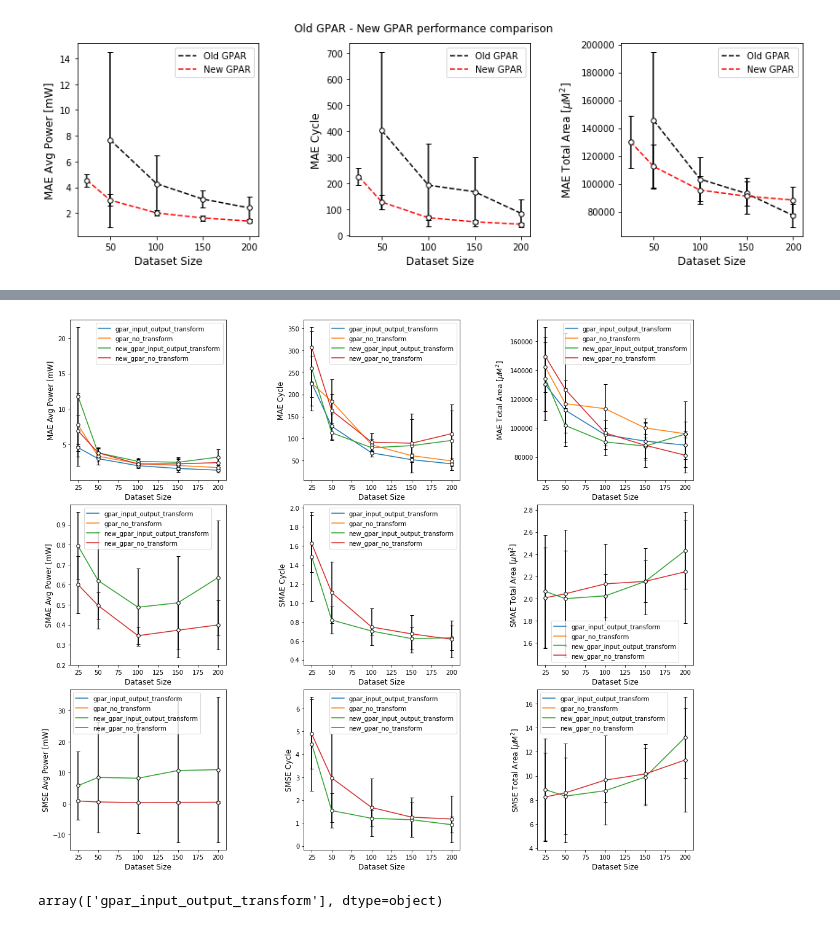
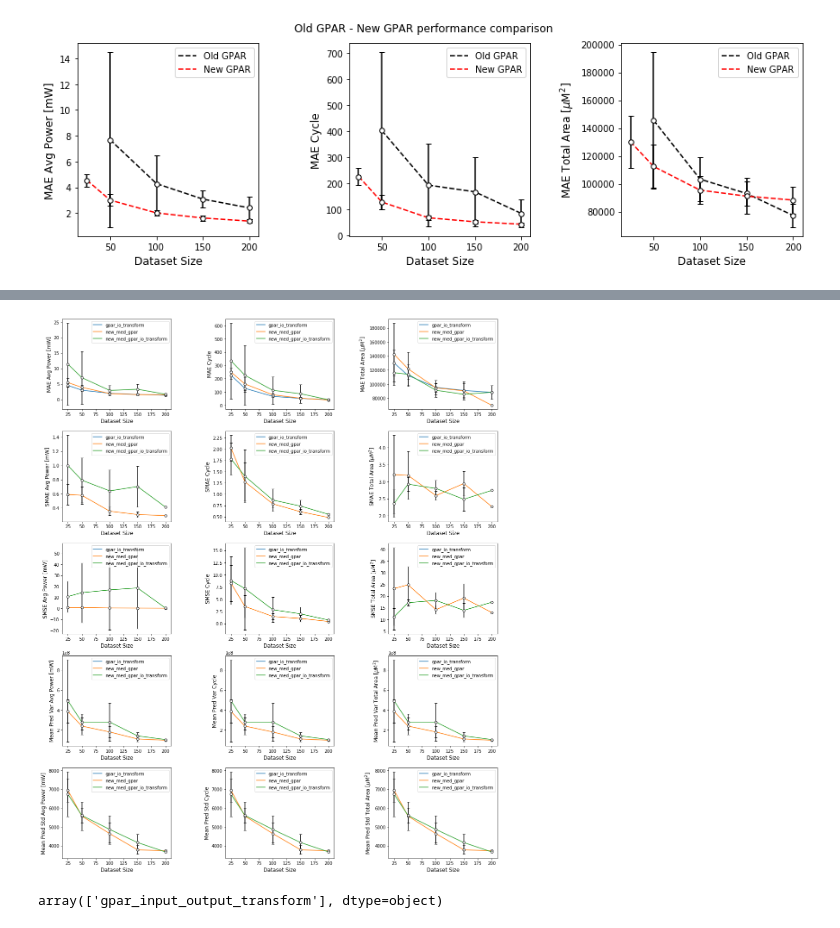
Before and after one commit to gncs/boa, a Jupyter notebook: notebooks/Model Goodness-of-Fit Visualisation.ipynb, the cells around one changed output, grey strips where cells are left out. Cells and saved outputs as stored; diff of their text form; code cells hidden in the pictures.

Commit message:
Added updated fit plots

```diff
--- a/notebooks/Model Goodness-of-Fit Visualisation.ipynb
+++ b/notebooks/Model Goodness-of-Fit Visualisation.ipynb
@@ -436,10 +437,12 @@ total_area total_area
 # %%
 model_dict = {
     #"gpar_input_only_transform": "/scratch/gf332/BayesOpt/boa/logs/fft/pred/gpar/20200311-154358/gpar_experiments.json",
-    "gpar_no_transform": "/scratch/gf332/BayesOpt/boa/logs/fft/pred/gpar/20200311-160028/gpar_experiments.json",
-    "gpar_input_output_transform": "/scratch/gf332/BayesOpt/boa/logs/fft/pred/gpar/20200311-165608/gpar_experiments.json",
-    "new_gpar_input_output_transform": "/scratch/gf332/BayesOpt/boa/logs/fft/pred/gpar/20200319-110555/gpar_experiments.json",
-    "new_gpar_no_transform": "/scratch/gf332/BayesOpt/boa/logs/fft/pred/gpar/20200319-110623/gpar_experiments.json"
+#     "gpar_no_transform": "/scratch/gf332/BayesOpt/boa/logs/fft/pred/gpar/20200311-160028/gpar_experiments.json",
+    "gpar_io_transform": "/scratch/gf332/BayesOpt/boa/logs/fft/pred/gpar/20200311-165608/gpar_experiments.json",
+#     "new_gpar_io_transform": "/scratch/gf332/BayesOpt/boa/logs/fft/pred/gpar/20200319-110555/gpar_experiments.json",
+#     "new_gpar": "/scratch/gf332/BayesOpt/boa/logs/fft/pred/gpar/20200319-110623/gpar_experiments.json",
+    "new_med_gpar_io_transform": "/scratch/gf332/BayesOpt/boa/logs/fft/pred/gpar/20200319-165127/gpar_experiments.json",
+    "new_med_gpar": "/scratch/gf332/BayesOpt/boa/logs/fft/pred/gpar/20200319-165242/gpar_experiments.json"
 }
 
 dfs = []
@@ -468,6 +471,10 @@ for name, path in model_dict.items():
                 items["std_mean_squ_err"] = row["std_mean_squ_err"]
                 items["std_mean_abs_err"] = row["std_mean_abs_err"]
 
+            if "mean_predictive_variance" in row:
+                items["mean_predictive_variance"] = row["mean_predictive_variance"]
+                items["mean_predictive_std"] = row["mean_predictive_std"]
+
             df = pd.DataFrame(items)
 
             dfs.append(df)
@@ -476,7 +483,10 @@ aggregated_df = pd.concat(dfs, axis=0, ignore_index=True)
 stats = aggregated_df.groupby(['model', 'output', 'size'])
 stats = stats.aggregate({"mean_abs_err": [np.mean, np.std],
                          "std_mean_abs_err": [np.mean, np.std],
-                         "std_mean_squ_err": [np.mean, np.std]}).reset_index()
+                         "std_mean_squ_err": [np.mean, np.std],
+                         "mean_predictive_variance": [np.mean, np.std],
+                         "mean_predictive_std": [np.mean, np.std],
+                        }).reset_index()
 # %%
 line_style_dict = {
     "gp": "solid",
@@ -499,16 +509,22 @@ model_label = {
 stat_names = {
     "mean_abs_err": "MAE",
     "std_mean_abs_err": "SMAE",
-    "std_mean_squ_err": "SMSE"
+    "std_mean_squ_err": "SMSE",
+    "mean_predictive_variance": "Mean Pred Var",
+    "mean_predictive_std": "Mean Pred Std",
 }
 
 outputs = ["avg_power", "cycle", "total_area"]
 
 new_df = stats[stats["output"].isin(outputs)]
 
-fig, axes = plt.subplots(nrows=3, ncols=len(outputs), figsize=(5 * len(outputs), 14))
+fig, axes = plt.subplots(nrows=5, ncols=len(outputs), figsize=(5 * len(outputs), 20))
 
-for axes_row, statistic in zip(axes, ["mean_abs_err", "std_mean_abs_err", "std_mean_squ_err"]):
+for axes_row, statistic in zip(axes, ["mean_abs_err",
+                                      "std_mean_abs_err",
+                                      "std_mean_squ_err",
+                                      "mean_predictive_variance",
+                                      "mean_predictive_std"]):
 
     # Plot the outputs of interest
     for new_output, new_group in new_df.groupby('output'):
@@ -533,34 +549,34 @@ for axes_row, statistic in zip(axes, ["mean_abs_err", "std_mean_abs_err", "std_m
             # Plot actual points
             ax.scatter(d['size'],
                       d[(statistic, 'mean')],
                       s=30,
                       c="white",
                       edgecolors='black',
                       zorder=1,
                       label=None)
 
             # Plot error bars
             ax.errorbar(d['size'],
                        d[(statistic, 'mean')],
                        yerr=d[(statistic, 'std')],
                        ecolor='black',
                        fmt='None',
                        capsize=3,
                        zorder=-1,
                        label=None)
 
             ax.set_xlim([15, 210])
 
             ax.set_ylabel(f'{stat_names[statistic]} {label_names_dict[new_output]}', fontsize=12)
             ax.set_xlabel('Dataset Size', fontsize=12)
 
             ax.legend()
 
 fig.tight_layout()
 fig.subplots_adjust(wspace=0.5, top=0.9)
 fig.savefig(save_dir + f"/fft/transform_comparison.png")
 # %% [output]
-[figure, old version]
+[figure, new version]
 # %%
 aggregated_df["model"].unique()
 # %% [output]
```
Also changed, not shown: parts of 1 cell of this notebook, 1 other file.
